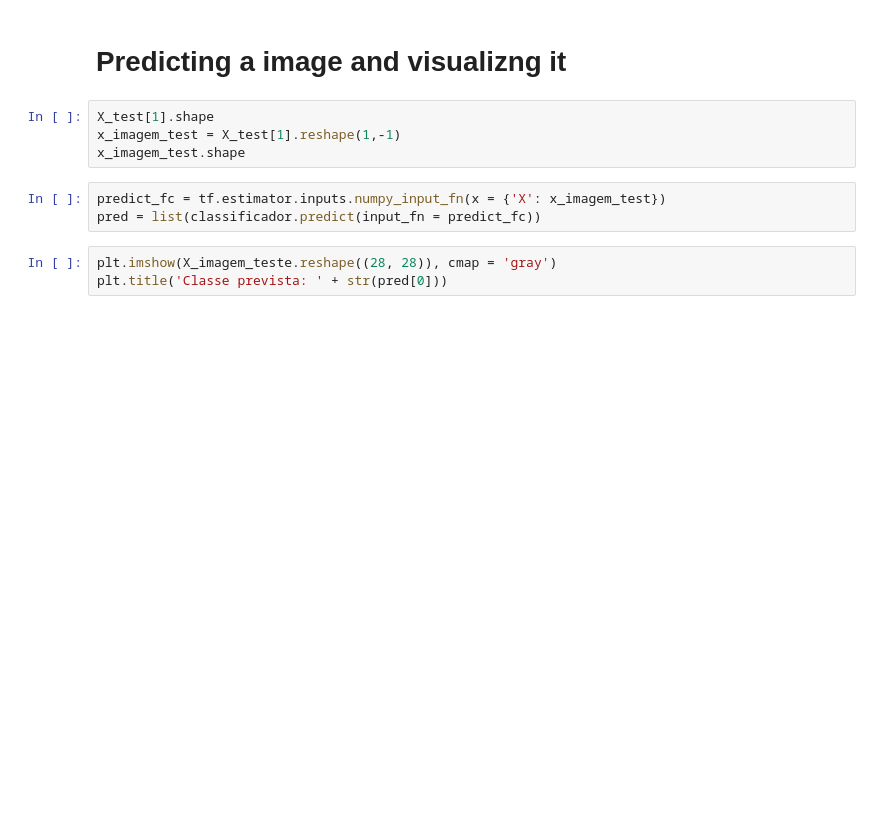
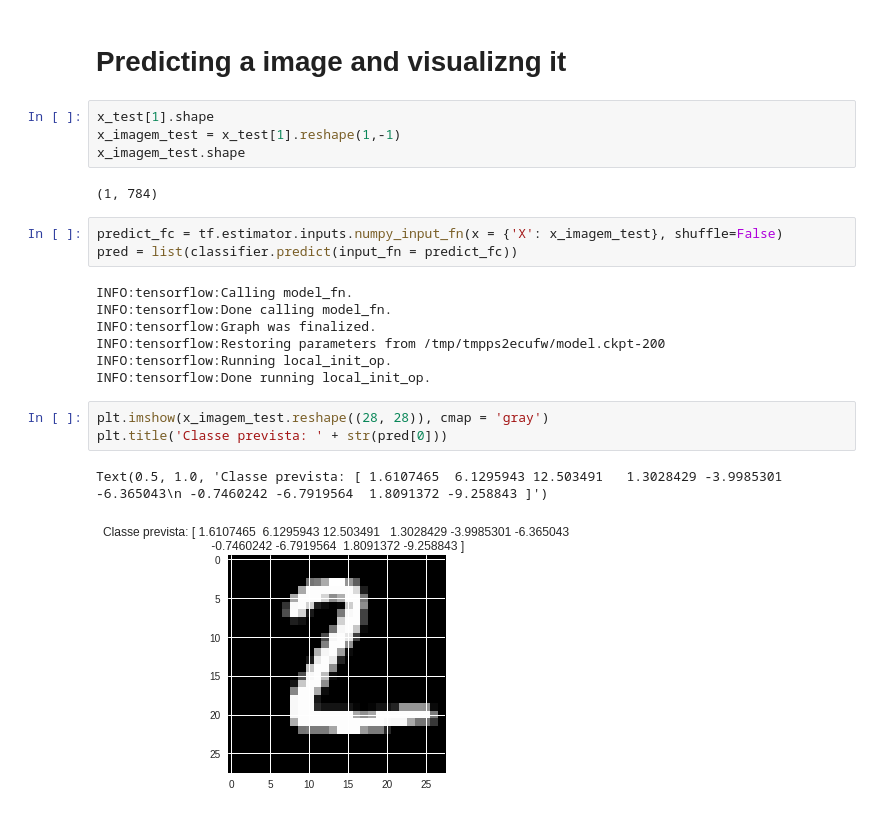
Before and after one commit to antoniolamadeu/CNN-MNIST, a Jupyter notebook: convolucional_mnist_estimators.ipynb, the cells around one changed output. Drawn from its saved outputs; the diff is of its cells as text; blank space fills up the shorter version.

```diff
--- a/convolucional_mnist_estimators.ipynb
+++ b/convolucional_mnist_estimators.ipynb
@@ -193,12 +236,24 @@ classifier
 # %% [markdown]
 # Predicting a image and visualizng it
 # %%
-X_test[1].shape
-x_imagem_test = X_test[1].reshape(1,-1)
+x_test[1].shape
+x_imagem_test = x_test[1].reshape(1,-1)
 x_imagem_test.shape
+# %% [output]
+(1, 784)
 # %%
-predict_fc = tf.estimator.inputs.numpy_input_fn(x = {'X': x_imagem_test})
-pred = list(classificador.predict(input_fn = predict_fc))
+predict_fc = tf.estimator.inputs.numpy_input_fn(x = {'X': x_imagem_test}, shuffle=False)
+pred = list(classifier.predict(input_fn = predict_fc))
+# %% [output]
+INFO:tensorflow:Calling model_fn.
+INFO:tensorflow:Done calling model_fn.
+INFO:tensorflow:Graph was finalized.
+INFO:tensorflow:Restoring parameters from /tmp/tmpps2ecufw/model.ckpt-200
+INFO:tensorflow:Running local_init_op.
+INFO:tensorflow:Done running local_init_op.
 # %%
-plt.imshow(X_imagem_teste.reshape((28, 28)), cmap = 'gray')
+plt.imshow(x_imagem_test.reshape((28, 28)), cmap = 'gray')
 plt.title('Classe prevista: ' + str(pred[0]))
+# %% [output]
+Text(0.5, 1.0, 'Classe prevista: [ 1.6107465  6.1295943 12.503491   1.3028429 -3.9985301 -6.365043\n -0.7460242 -6.7919564  1.8091372 -9.258843 ]')
+[figure, added]
```
Also changed, not shown: parts of 6 cells of this notebook.
